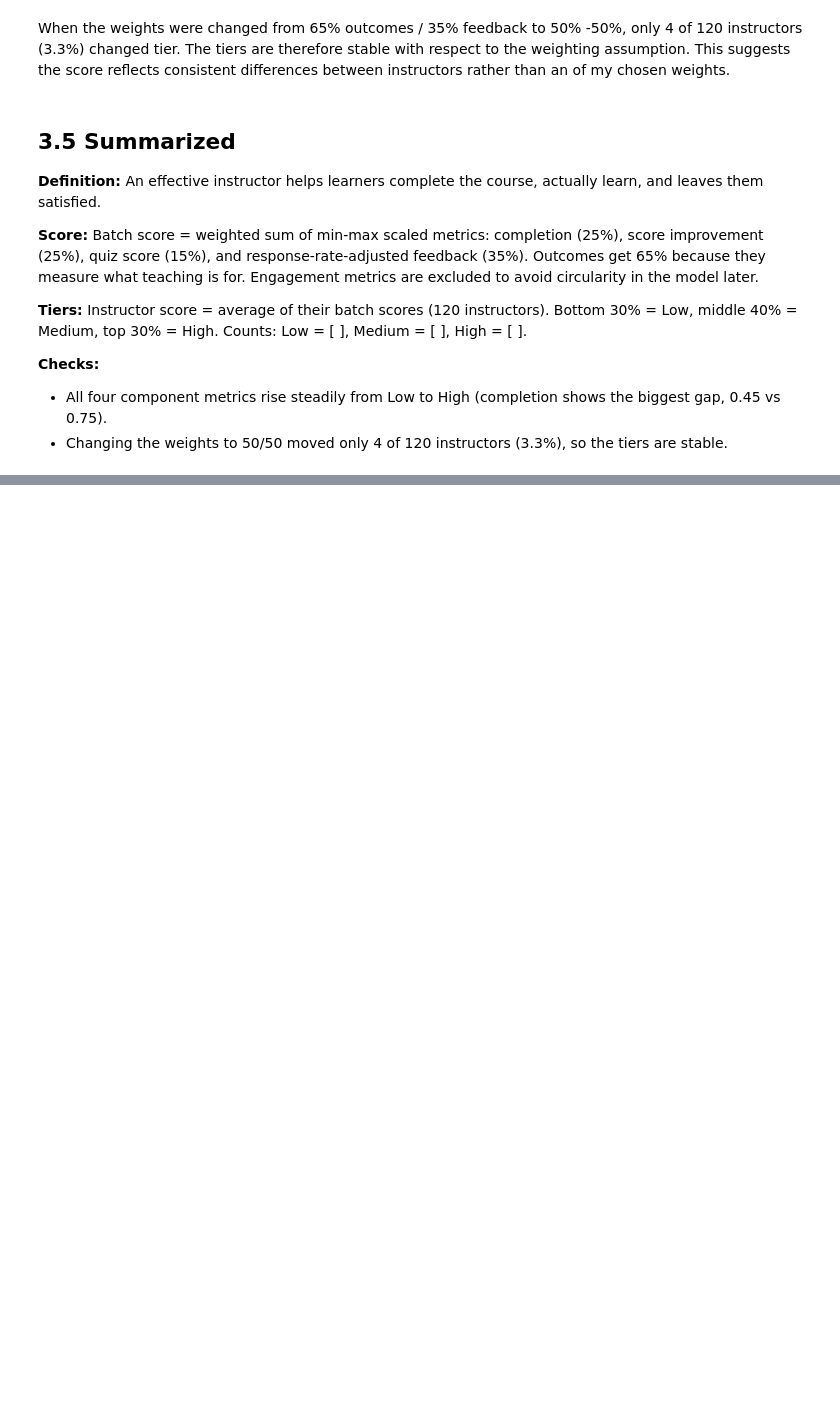
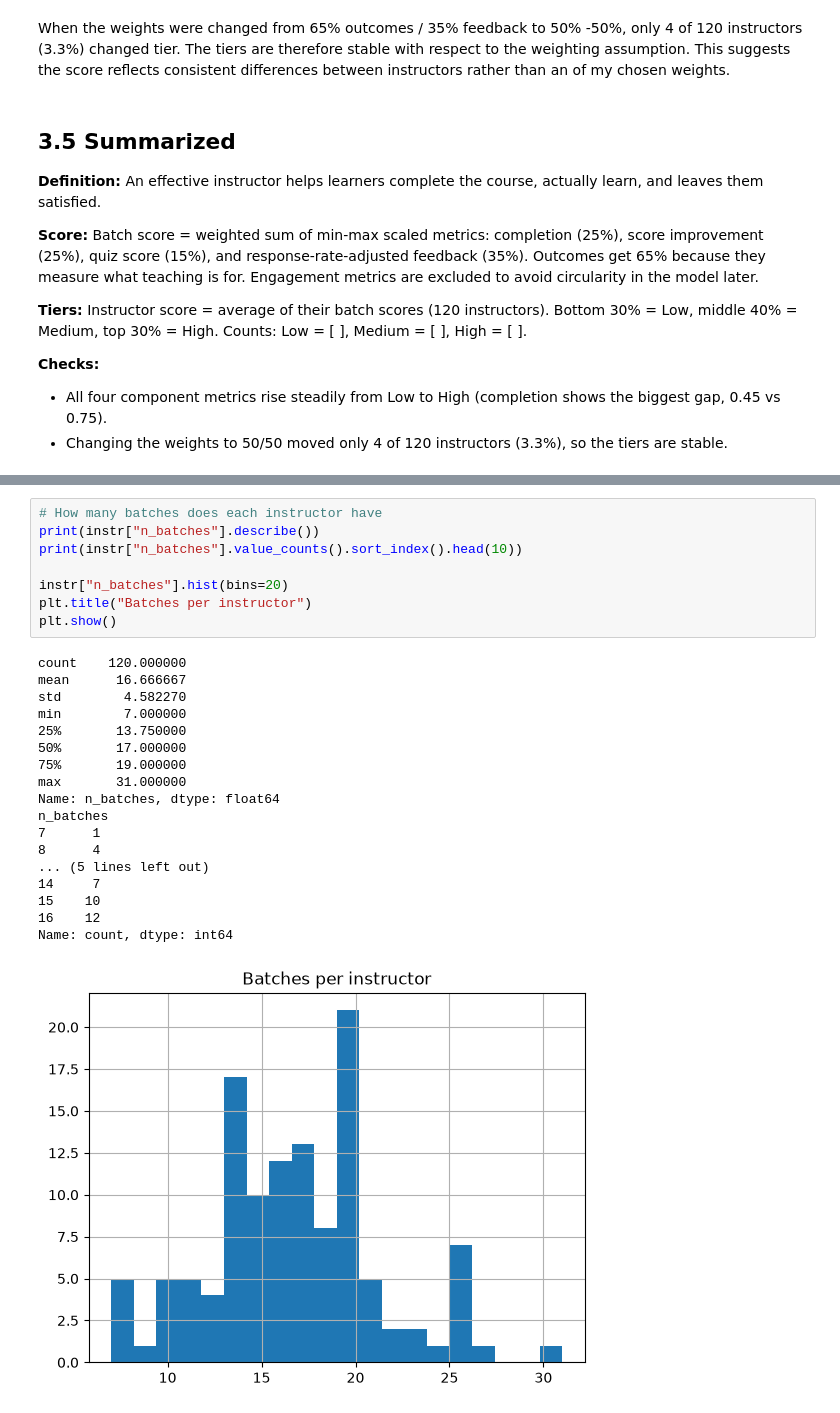
Before and after one commit to MdSahil1702/InternshipAssignments, a Jupyter notebook: Accredian Data Science & AI Content Specialist internship/Instructor_Effectiveness_Modeling.ipynb, the cells around one changed output, grey strips where cells are left out. Drawn from its saved outputs; the diff is of its cells as text; blank space fills up the shorter version.

Commit message:
Add aggregate to instructor

```diff
--- a/Accredian Data Science & AI Content Specialist internship/Instructor_Effectiveness_Modeling.ipynb
+++ b/Accredian Data Science & AI Content Specialist internship/Instructor_Effectiveness_Modeling.ipynb
@@ -312,0 +316,27 @@ rather than an of my chosen weights.
+# %%
+# How many batches does each instructor have
+print(instr["n_batches"].describe())
+print(instr["n_batches"].value_counts().sort_index().head(10))
+
+instr["n_batches"].hist(bins=20)
+plt.title("Batches per instructor")
+plt.show()
+# %% [output]
+count    120.000000
+mean      16.666667
+std        4.582270
+min        7.000000
+25%       13.750000
+50%       17.000000
+75%       19.000000
+max       31.000000
+Name: n_batches, dtype: float64
+n_batches
+7      1
+8      4
+... (5 lines left out)
+14     7
+15    10
+16    12
+Name: count, dtype: int64
+[figure, added]
```
Also changed, not shown: parts of 7 cells of this notebook.
